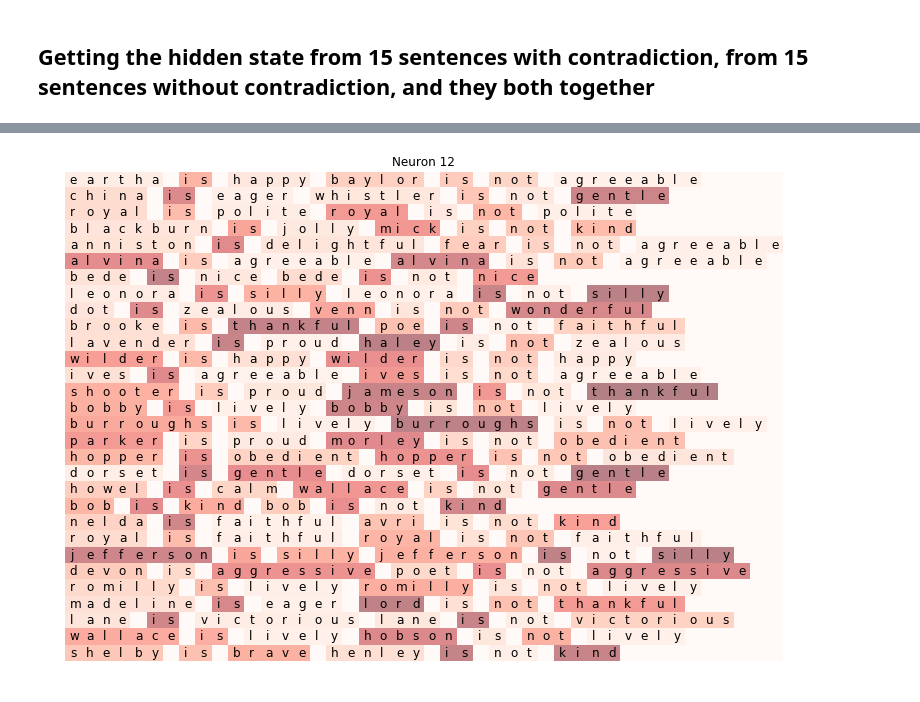
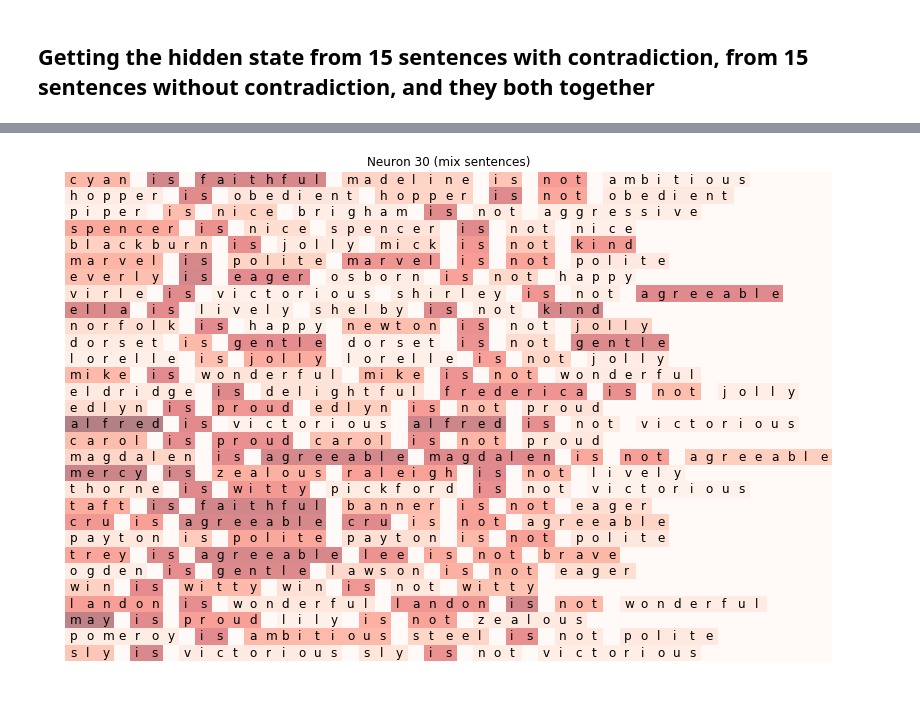
Before and after one commit to felipessalvatore/ContraQA, a Jupyter notebook: contra_qa/train/first_train_b1.ipynb, the cells around one changed output, grey strips where cells are left out. Cells and saved outputs as stored; diff of their text form; code cells hidden in the pictures.

```diff
--- a/contra_qa/train/first_train_b1.ipynb
+++ b/contra_qa/train/first_train_b1.ipynb
@@ -690,9 +690,8 @@ sentence_plot(some_test_sentences_non_contra,
-# %%
-sentence_plot(some_sentences,
-              all_hiddend_states[:,:,12],
-              title="Neuron {}".format(12))
-
-# for dim in range(config.rnn_dim):
-#     sentence_plot(some_sentences, all_hiddend_states[:,:,dim], title="Neuron {}".format(dim))
-# %% [output]
-[figure, removed]
+# %%
+neuron_id = np.random.randint(0, config.rnn_dim)
+
+sentence_plot(some_sentences,
+              all_hiddend_states[:, :, neuron_id],
+               title="Neuron {} (mix sentences)".format(neuron_id))
+# %% [output]
+[figure, added]
```
Also changed, not shown: parts of 16 cells of this notebook.
